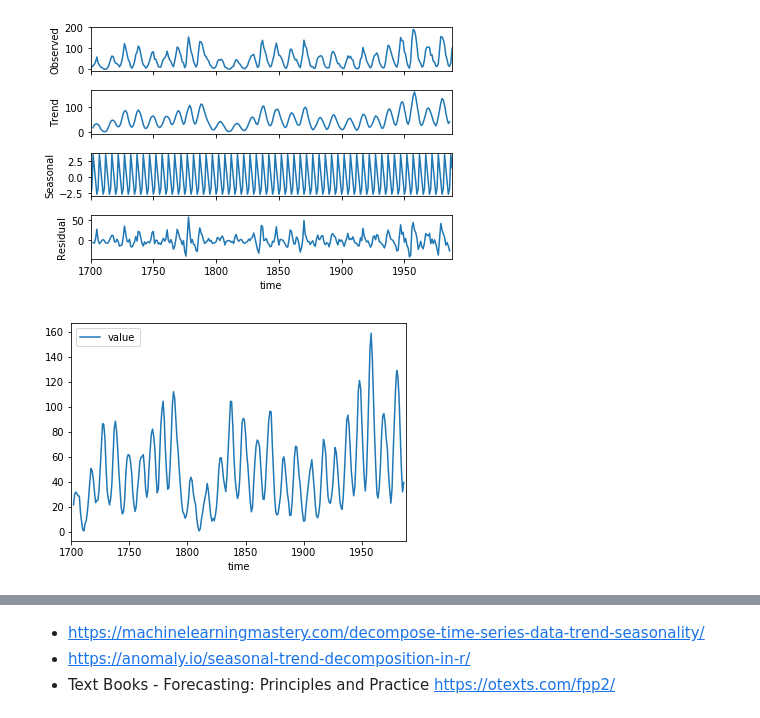
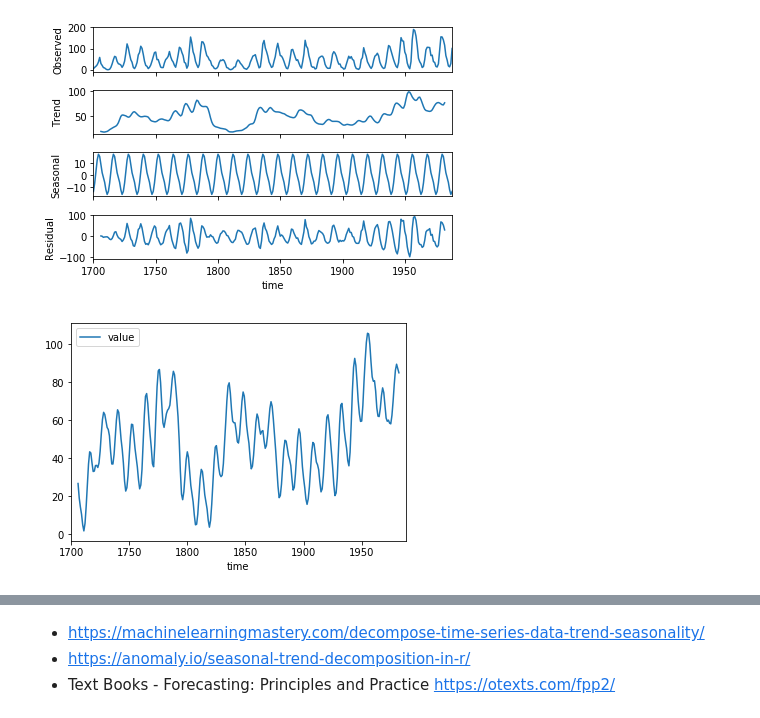
Before and after one commit to thefr33radical/hybrid_forecasting, a Jupyter notebook: code/ARIMA_RNN_sunspot.ipynb, the cells around one changed output, grey strips where cells are left out. Saved outputs shown, nothing was run; the diff lists cells and outputs as text; code cells hidden in the pictures.

```diff
--- a/code/ARIMA_RNN_sunspot.ipynb
+++ b/code/ARIMA_RNN_sunspot.ipynb
@@ -3,19 +9,19 @@
 # %%
-
-#!pip install statsmodels
 import pandas as pd
 import numpy as np
 from google.colab import files
 import io
+from sklearn.metrics import r2_score,mean_squared_error as ms
 from statsmodels.tsa.seasonal import seasonal_decompose
 from matplotlib import pyplot as plt
+from pyramid.arima import auto_arima
 
 data = files.upload()
-data = pd.read_csv(io.BytesIO(data["sunspot.csv"]),index_col=0)
-print(data.columns)
-
+data = pd.read_csv(io.BytesIO(data["sunspot.csv"]))
 data=data.set_index("time")
 
 print(data)
+data.plot()
+plt.show()
 # %% [output]
 [interactive output not drawn]
@@ -44,12 +46,12 @@ plt.show()
 # %%
-ndata= seasonal_decompose(data,model="additive",freq=5)
+ndata= seasonal_decompose(data,model="additive",freq=12)
 ndata.plot()
 plt.show()
 # %% [output]
-[figure, old version]
+[figure, new version]
 # %%
 linear_data = ndata.trend+ ndata.seasonal
 linear_data.plot()
 plt.show()
 # %% [output]
-[figure, old version]
+[figure, new version]
```
Also changed, not shown: parts of 13 cells of this notebook.
